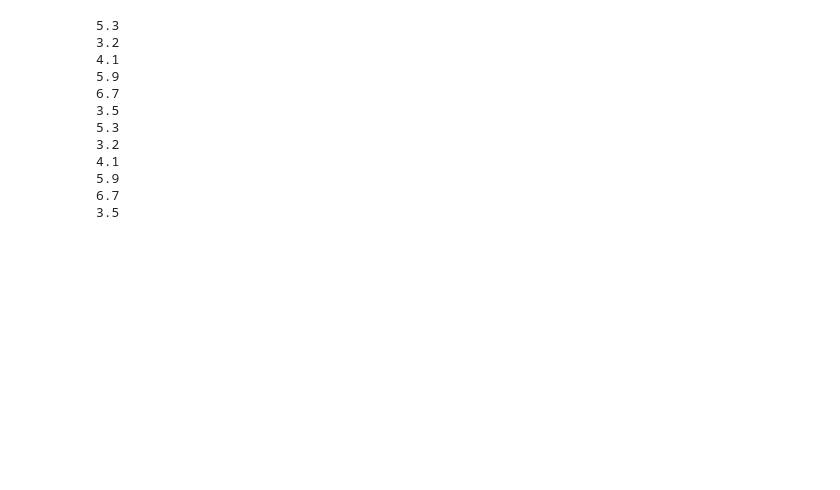
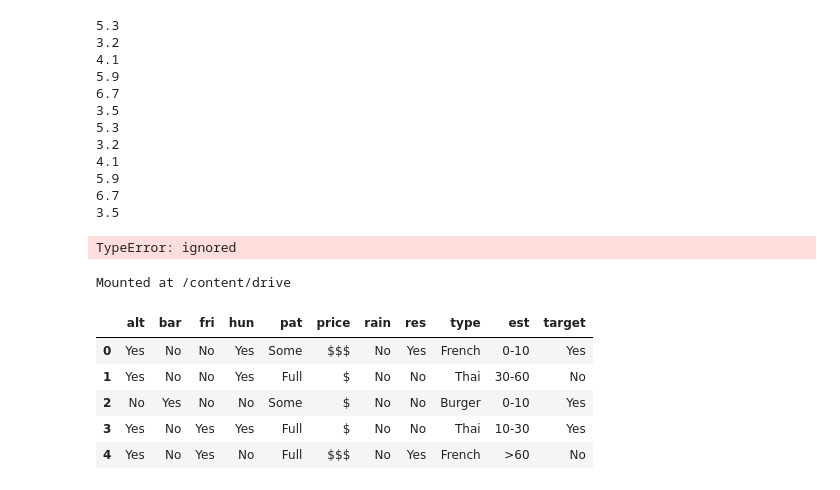
Before and after one commit to cdavis94-school/s23-CS167-Notes, a Jupyter notebook: day1_notes.ipynb, the cells around one changed output. Cells and saved outputs as stored; diff of their text form; code cells hidden in the pictures; blank space fills up the shorter version.

```diff
--- a/day1_notes.ipynb
+++ b/day1_notes.ipynb
@@ -205,3 +205,20 @@ for idx in range(len(my_data)):
 5.9
 6.7
 3.5
+# %%
+# Explain why these won't work:
+my_data = [5.3, 3.2, 4.1, 5.9, 6.7, 3.5]
+for i in my_data:
+    print( my_data[i] )
+
+for i in range(len(my_data)):
+    print( i )
+
+for i in range(my_data):
+    print( my_data[i] )
+
+#the i is the objects in the list, so when you use it as an index it can't return anything.
+# you're just printing 1-the length of the list, not the objects in the list
+# it needs to be range(len(mydata)), range needs an int and my_data is a list
+# %% [output]
+TypeError: ignored
@@ -207,0 +229,24 @@ for idx in range(len(my_data)):
+# %%
+import pandas as pd
+# The first step is to mount your Google Drive to your Colab account.
+#You will be asked to authorize Colab to access your Google Drive. Follow the steps they lead you throuh.
+
+from google.colab import drive
+drive.mount('/content/drive')
+# %% [output]
+Mounted at /content/drive
+# %%
+#Download the restaurant data (it's in Blackboard under 'datasets'), and put it in your Google Drive. Make a note of the path
+#I would suggest creating a datasets folder somewhere easy to get to, we'll be using this a lot.
+# your path will look like '/content/drive/MyDrive/....wherever you put the data'
+
+#change the following line so that it points to where you put restaurant.csv.
+data = pd.read_csv('/content/drive/MyDrive/datasets/restaurant.csv')
+data.head()
+# %% [output]
+|  | alt | bar | fri | hun | pat | price | rain | res | type | est | target |
+| 0 | Yes | No | No | Yes | Some | $$$ | No | Yes | French | 0-10 | Yes |
+| 1 | Yes | No | No | Yes | Full | $ | No | No | Thai | 30-60 | No |
+| 2 | No | Yes | No | No | Some | $ | No | No | Burger | 0-10 | Yes |
+| 3 | Yes | No | Yes | Yes | Full | $ | No | No | Thai | 10-30 | Yes |
+| 4 | Yes | No | Yes | No | Full | $$$ | No | Yes | French | >60 | No |
```
Also changed, not shown: parts of 17 cells of this notebook.
